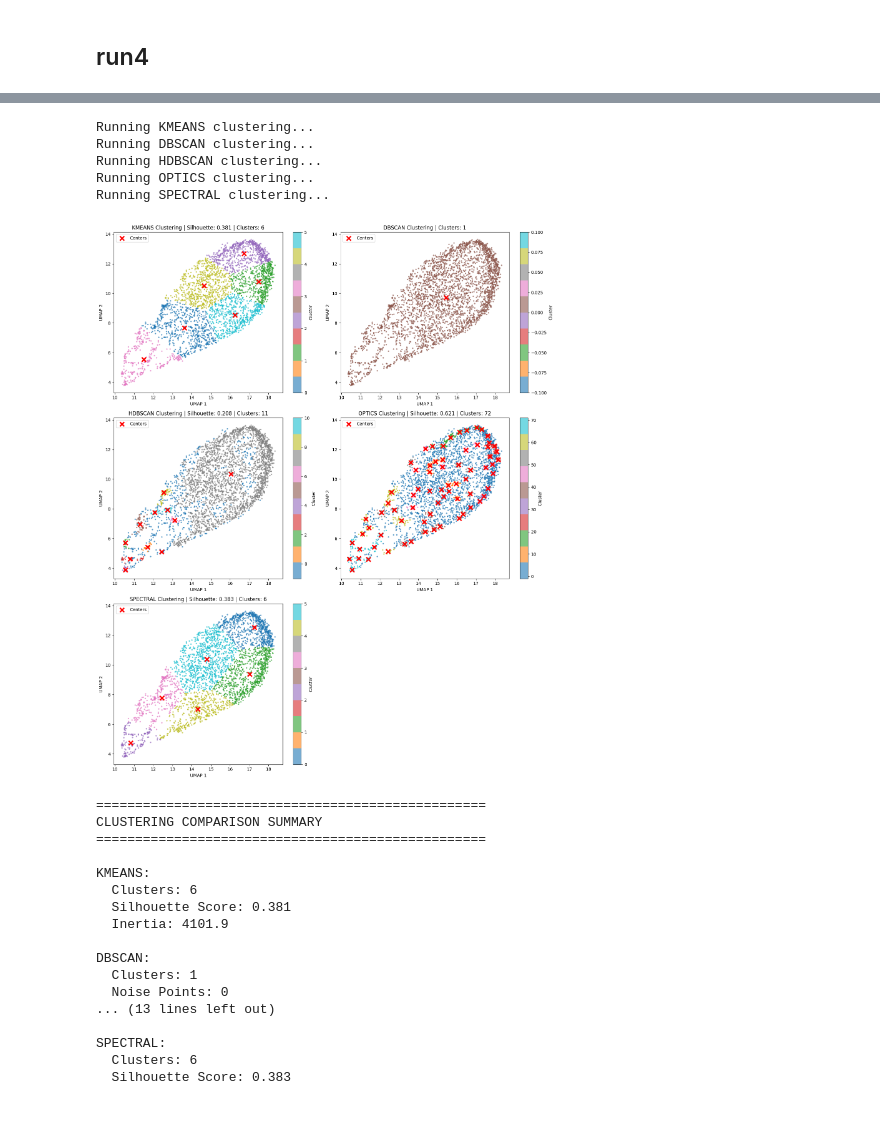
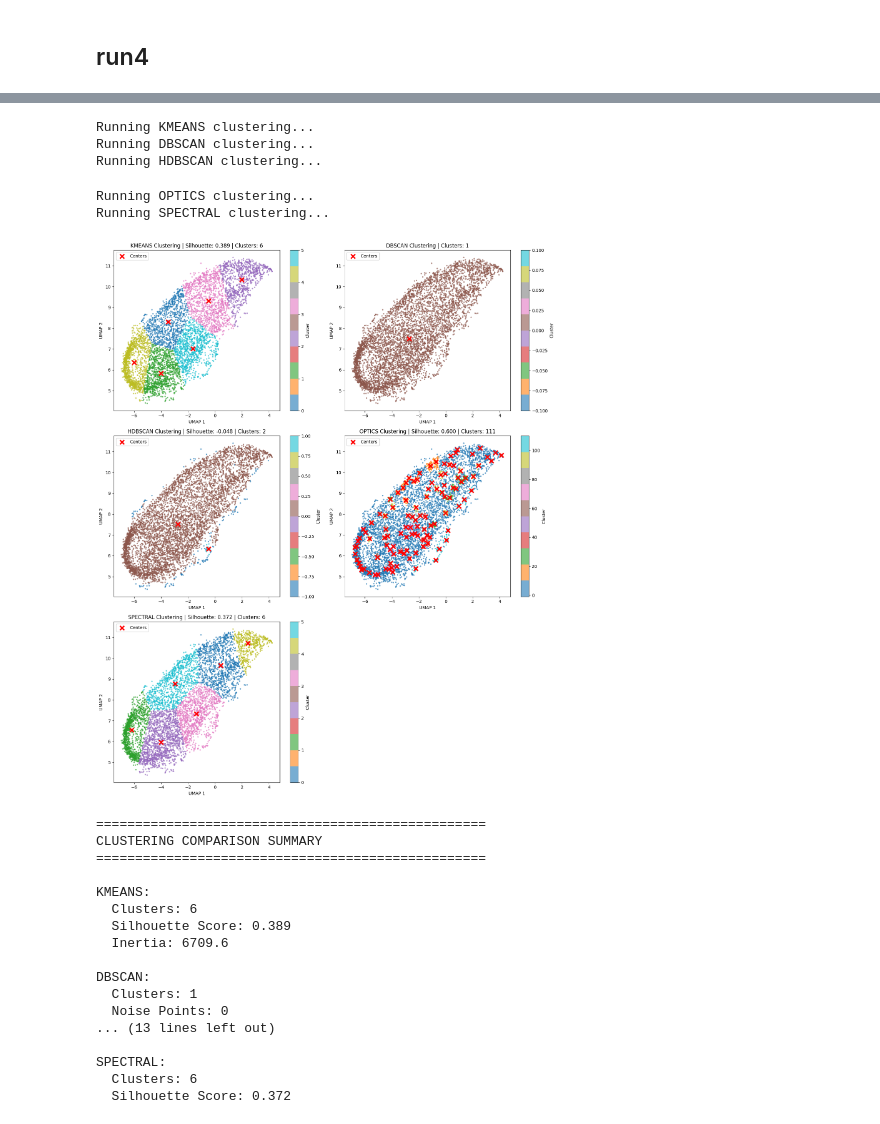
Before and after one commit to diegomiura/Hyrax-Research, a Jupyter notebook: clustering (1).ipynb, the cells around one changed output, grey strips where cells are left out. Drawn from its saved outputs; the diff is of its cells as text; code cells hidden in the pictures.

```diff
--- a/clustering (1).ipynb
+++ b/clustering (1).ipynb
@@ -10,7 +10,7 @@ from sklearn.cluster import KMeans, DBSCAN, AgglomerativeClustering, SpectralClu
 from sklearn.mixture import GaussianMixture
 from sklearn.metrics import silhouette_score
 # %%
-def extract_umap_info(x,y,base_directory="/mmfs1/gscratch/dirac/aritrag/hyrax_comcam_dp1_runs"):
+def extract_umap_info(x,y,base_directory="/work/hdd/bemi/dmiura/data_downloads/tng100_snap72/hyrax_runs"):
   """Extract UMAP directory from 3dumap output file."""
   import re
 
@@ -484,8 +484,8 @@ def apply_clustering(data, method='kmeans', n_clusters=8, **params):
 # Test with run 4, experiment 12 data - Compare all clustering methods
 from tqdm.notebook import tqdm
 
-run = 4
-expt = 12
+run = 10
+expt = 1
 
 # Get UMAP info and create hyrax config
 umap_dir, config_file = extract_umap_info(run, expt)
@@ -538,9 +539,9 @@ plt.show()
 Running KMEANS clustering...
 Running DBSCAN clustering...
 Running HDBSCAN clustering...
-Running OPTICS clustering...
-Running SPECTRAL clustering...
+Running OPTICS clustering...
+Running SPECTRAL clustering...
-[figure, old version]
+[figure, new version]
 # %%
 # Print summary of all results
 print("\n" + "="*50)
@@ -571,8 +572,8 @@ CLUSTERING COMPARISON SUMMARY
 
 KMEANS:
   Clusters: 6
-  Silhouette Score: 0.381
-  Inertia: 4101.9
+  Silhouette Score: 0.389
+  Inertia: 6709.6
 
 DBSCAN:
   Clusters: 1
@@ -581,4 +582,4 @@ DBSCAN:
 
 SPECTRAL:
   Clusters: 6
-  Silhouette Score: 0.383
+  Silhouette Score: 0.372
```
Also changed, not shown: parts of 1 cell of this notebook, 2 other files.
